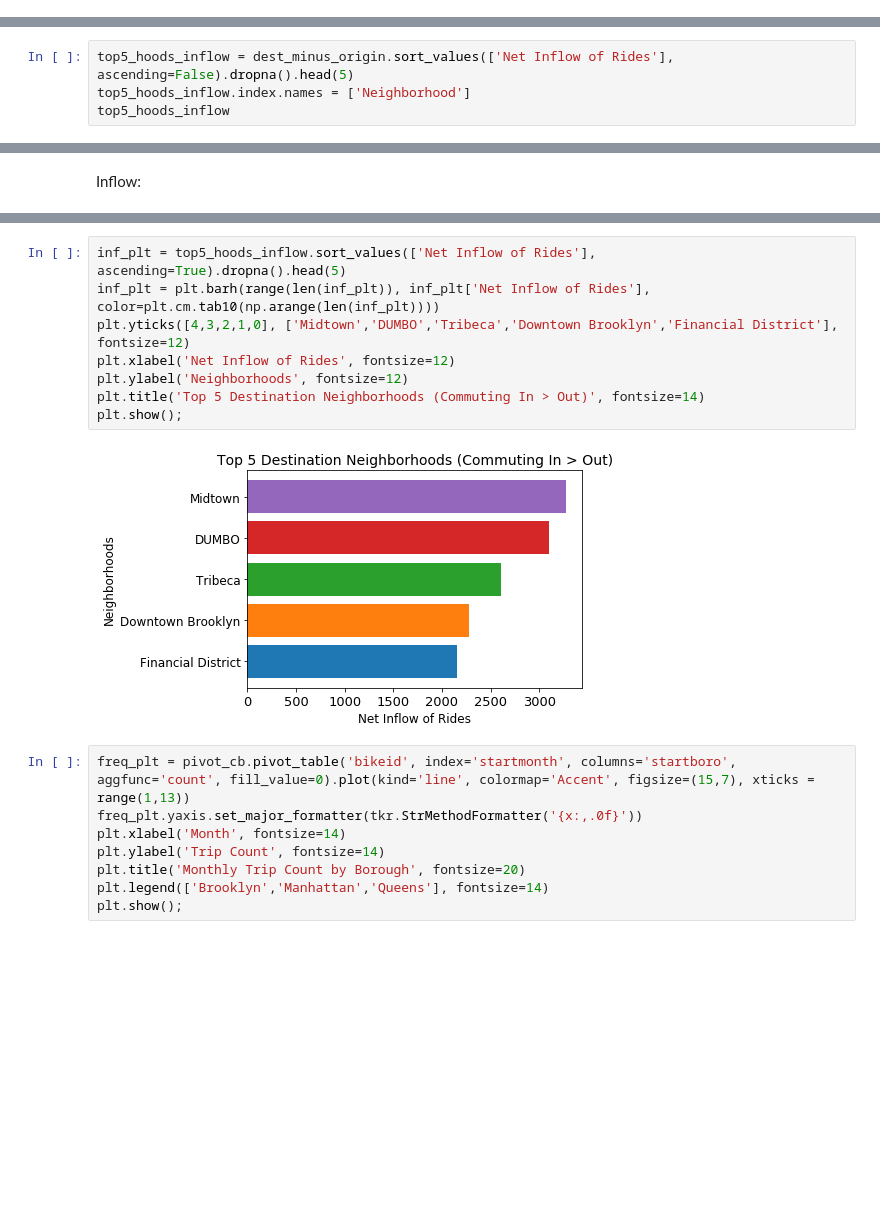
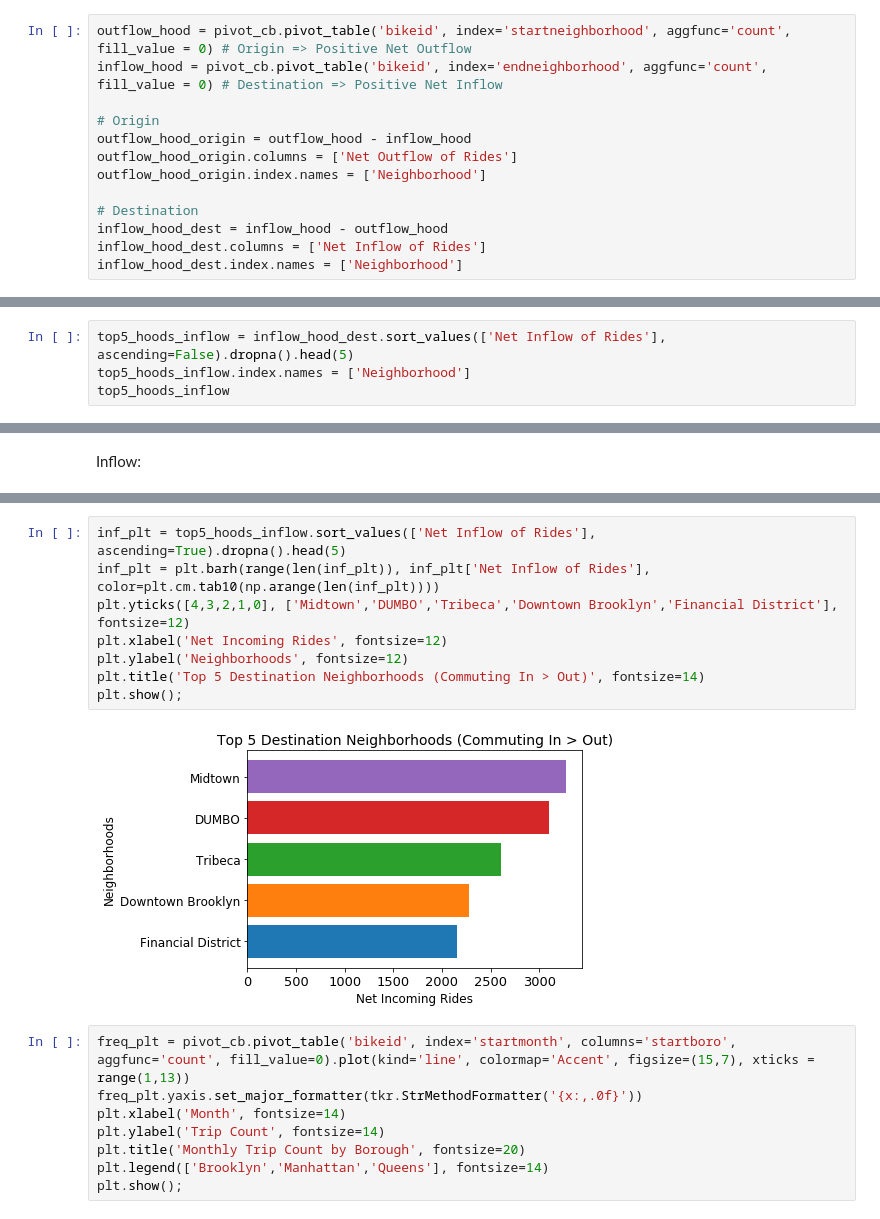
Before and after one commit to yslnam/mofo_bikes, a Jupyter notebook: notebooks/eda/citibike_feature_engineered_eda.ipynb, the cells around one changed output, grey strips where cells are left out. Cells and saved outputs as stored; diff of their text form; blank space fills up the shorter version.

```diff
--- a/notebooks/eda/citibike_feature_engineered_eda.ipynb
+++ b/notebooks/eda/citibike_feature_engineered_eda.ipynb
@@ -713,3 +713,16 @@ mean_nb_trips_by_daytype_rushhour
 | Woodside | Queens | 27544.761905 | 24326.940789 | 25037.666667 | 25402.016854 | ... |
 | Yorkville | Manhattan | 24186.145031 | 23001.693472 | 23250.146542 | 23580.843846 | ... |
 70 rows × 10 columns
+# %%
+outflow_hood = pivot_cb.pivot_table('bikeid', index='startneighborhood', aggfunc='count', fill_value = 0) # Origin => Positive Net Outflow
+inflow_hood = pivot_cb.pivot_table('bikeid', index='endneighborhood', aggfunc='count', fill_value = 0) # Destination => Positive Net Inflow
+
+# Origin
+outflow_hood_origin = outflow_hood - inflow_hood
+outflow_hood_origin.columns = ['Net Outflow of Rides']
+outflow_hood_origin.index.names = ['Neighborhood']
+
+# Destination
+inflow_hood_dest = inflow_hood - outflow_hood
+inflow_hood_dest.columns = ['Net Inflow of Rides']
+inflow_hood_dest.index.names = ['Neighborhood']
@@ -715,0 +740,4 @@ mean_nb_trips_by_daytype_rushhour
+# %%
+top5_hoods_inflow = inflow_hood_dest.sort_values(['Net Inflow of Rides'], ascending=False).dropna().head(5)
+top5_hoods_inflow.index.names = ['Neighborhood']
+top5_hoods_inflow
@@ -738,4 +764,0 @@ top5_hoods_outflow
-# %%
-top5_hoods_inflow = dest_minus_origin.sort_values(['Net Inflow of Rides'], ascending=False).dropna().head(5)
-top5_hoods_inflow.index.names = ['Neighborhood']
-top5_hoods_inflow
@@ -1048,13 +1050,13 @@ plt.show();
 # %%
 inf_plt = top5_hoods_inflow.sort_values(['Net Inflow of Rides'], ascending=True).dropna().head(5)
 inf_plt = plt.barh(range(len(inf_plt)), inf_plt['Net Inflow of Rides'], color=plt.cm.tab10(np.arange(len(inf_plt))))
 plt.yticks([4,3,2,1,0], ['Midtown','DUMBO','Tribeca','Downtown Brooklyn','Financial District'], fontsize=12)
-plt.xlabel('Net Inflow of Rides', fontsize=12)
+plt.xlabel('Net Incoming Rides', fontsize=12)
 plt.ylabel('Neighborhoods', fontsize=12)
 plt.title('Top 5 Destination Neighborhoods (Commuting In > Out)', fontsize=14)
 plt.show();
 # %% [output]
-[figure, old version]
+[figure, new version]
 # %%
 freq_plt = pivot_cb.pivot_table('bikeid', index='startmonth', columns='startboro', aggfunc='count', fill_value=0).plot(kind='line', colormap='Accent', figsize=(15,7), xticks = range(1,13))
 freq_plt.yaxis.set_major_formatter(tkr.StrMethodFormatter('{x:,.0f}'))
```
Also changed, not shown: parts of 35 cells of this notebook.
